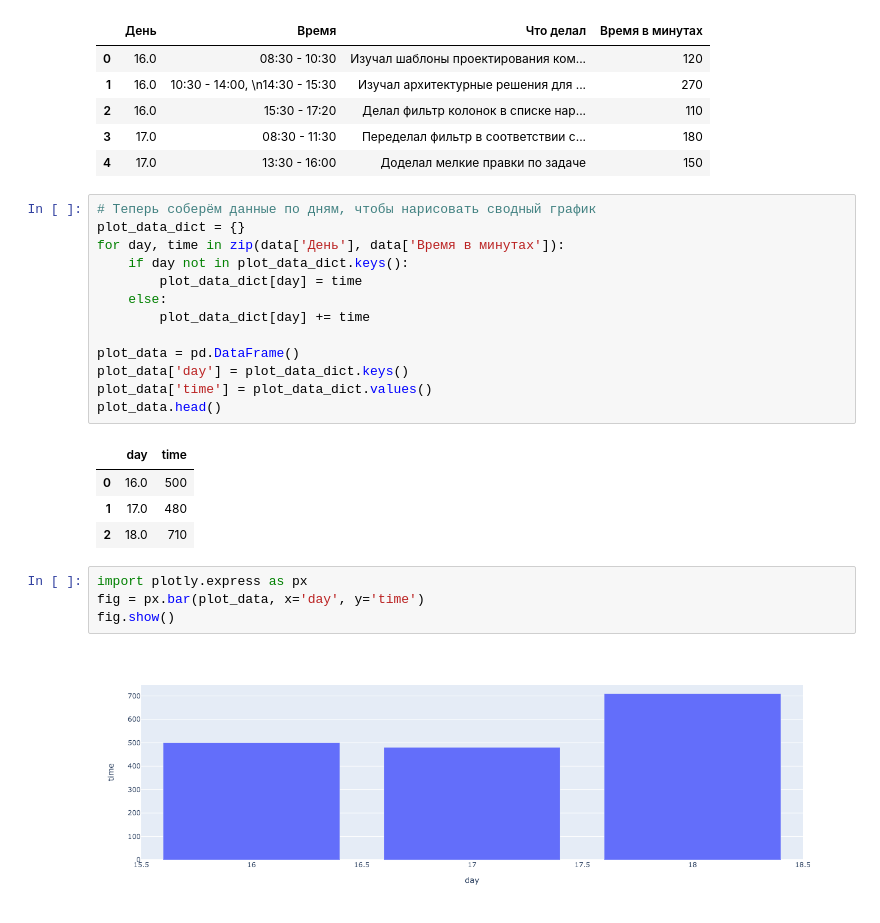
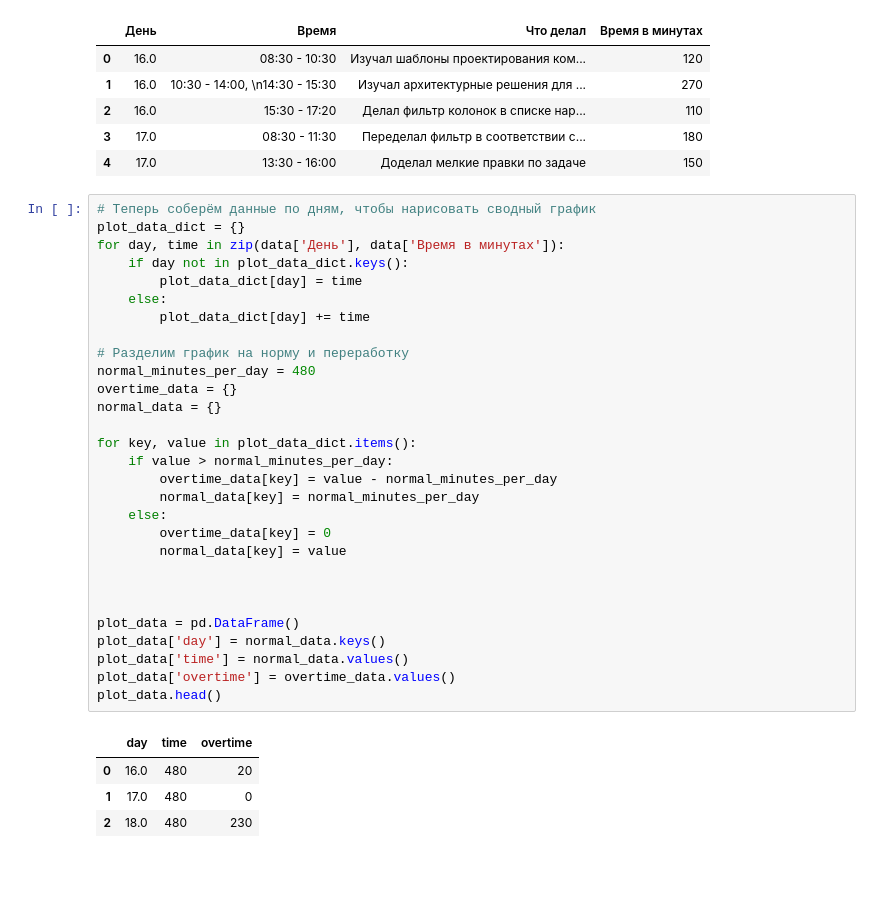
Before and after one commit to Takheer/TableSummifier, a Jupyter notebook: TableSummifier.ipynb, the cells around one changed output. Cells and saved outputs as stored; diff of their text form; blank space fills up the shorter version.

Commit message:
added overtime

```diff
--- a/TableSummifier.ipynb
+++ b/TableSummifier.ipynb
@@ -57,24 +57,34 @@ data.head()
 # %%
 # Теперь соберём данные по дням, чтобы нарисовать сводный график
 plot_data_dict = {}
 for day, time in zip(data['День'], data['Время в минутах']):
     if day not in plot_data_dict.keys():
         plot_data_dict[day] = time
     else:
         plot_data_dict[day] += time
 
+# Разделим график на норму и переработку
+normal_minutes_per_day = 480
+overtime_data = {}
+normal_data = {}
+
+for key, value in plot_data_dict.items():
+    if value > normal_minutes_per_day:
+        overtime_data[key] = value - normal_minutes_per_day
+        normal_data[key] = normal_minutes_per_day
+    else:
+        overtime_data[key] = 0
+        normal_data[key] = value
+
+
+
 plot_data = pd.DataFrame()
-plot_data['day'] = plot_data_dict.keys()
-plot_data['time'] = plot_data_dict.values()
+plot_data['day'] = normal_data.keys()
+plot_data['time'] = normal_data.values()
+plot_data['overtime'] = overtime_data.values()
 plot_data.head()
 # %% [output]
-|  | day | time |
-| 0 | 16.0 | 500 |
-| 1 | 17.0 | 480 |
-| 2 | 18.0 | 710 |
+|  | day | time | overtime |
+| 0 | 16.0 | 480 | 20 |
+| 1 | 17.0 | 480 | 0 |
+| 2 | 18.0 | 480 | 230 |
-# %%
-import plotly.express as px
-fig = px.bar(plot_data, x='day', y='time')
-fig.show()
-# %% [output]
-[figure, removed]
```
Also changed, not shown: parts of 1 cell of this notebook.
